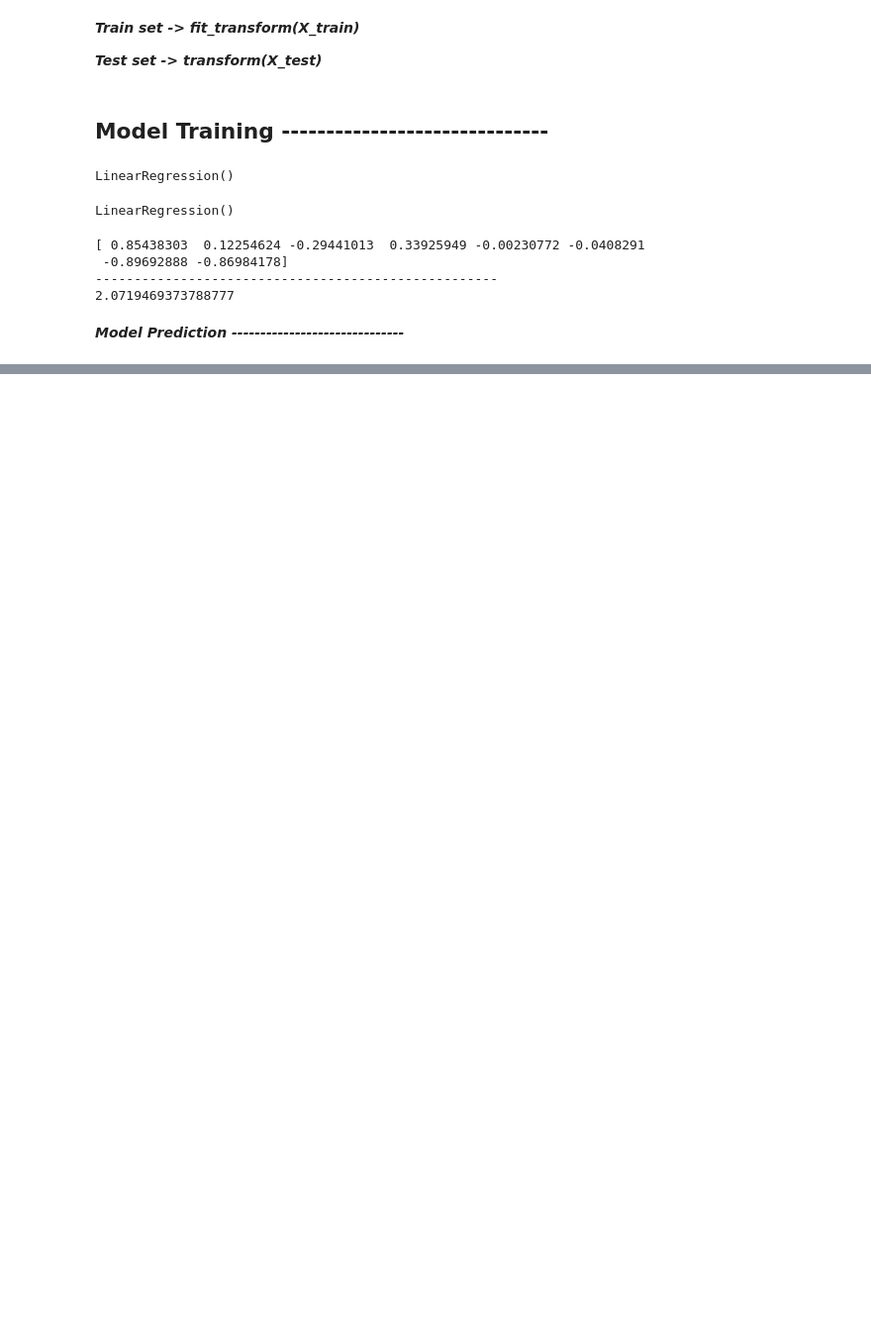
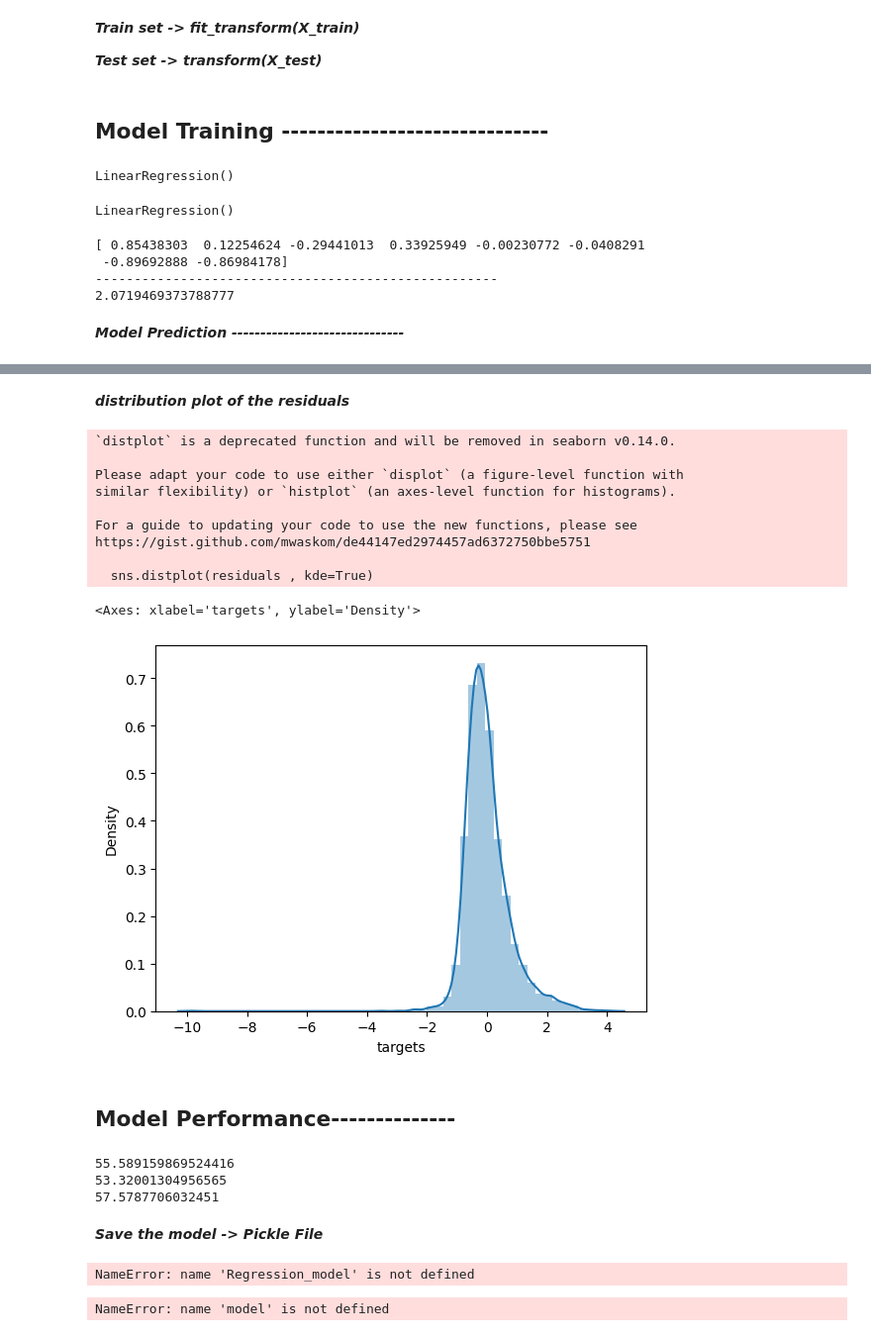
Before and after one commit to azaz9026/House_Price_Prediction_With_Machine_Learning, a Jupyter notebook: Project ML/Predicting_house_price.ipynb, the cells around one changed output, grey strips where cells are left out. Shown at 99% size. Saved outputs shown, nothing was run; the diff lists cells and outputs as text; code cells hidden in the pictures; blank space fills up the shorter version.

Commit message:
pickle

```diff
--- a/Project ML/Predicting_house_price.ipynb
+++ b/Project ML/Predicting_house_price.ipynb
@@ -329,3 +329,6 @@ print(Regression.intercept_)
 2.0719469373788777
 # %% [markdown]
 ***Model Prediction ------------------------------***
+# %%
+Prediction = Regression.predict(X_test_nor)
+Prediction
@@ -331,0 +344,3 @@ print(Regression.intercept_)
+# %%
+residuals = y_test - Prediction
+residuals
@@ -331,0 +360,44 @@ print(Regression.intercept_)
+# %% [markdown]
+***distribution plot of the residuals***
+# %%
+sns.distplot(residuals , kde=True)
+# %% [output]
+`distplot` is a deprecated function and will be removed in seaborn v0.14.0.
+
+Please adapt your code to use either `displot` (a figure-level function with
+similar flexibility) or `histplot` (an axes-level function for histograms).
+
+For a guide to updating your code to use the new functions, please see
+https://gist.github.com/mwaskom/de44147ed2974457ad6372750bbe5751
+
+  sns.distplot(residuals , kde=True)
+<Axes: xlabel='targets', ylabel='Density'>
+[figure, added]
+# %% [markdown]
+## Model Performance--------------
+# %%
+from sklearn.metrics import mean_squared_error , mean_absolute_error , r2_score
+
+print(mean_squared_error(y_test,Prediction)*100)
+
+print(mean_absolute_error(y_test,Prediction)*100)
+
+print(r2_score(y_test,Prediction)*100)
+# %% [output]
+55.589159869524416
+53.32001304956565
+57.5787706032451
+# %% [markdown]
+***Save the model -> Pickle File***
+# %%
+import pickle
+
+with open('Regression_model.pkl', 'wb') as f:
+    pickle.dump(Regression_model, f)
+# %% [output]
+NameError: name 'Regression_model' is not defined
+# %%
+with open('Regression_model.pkl', 'wb') as f:
+    pickle.dump(model, f)
+# %% [output]
+NameError: name 'model' is not defined
```
Also changed, not shown: parts of 6 cells of this notebook, 1 other file.
